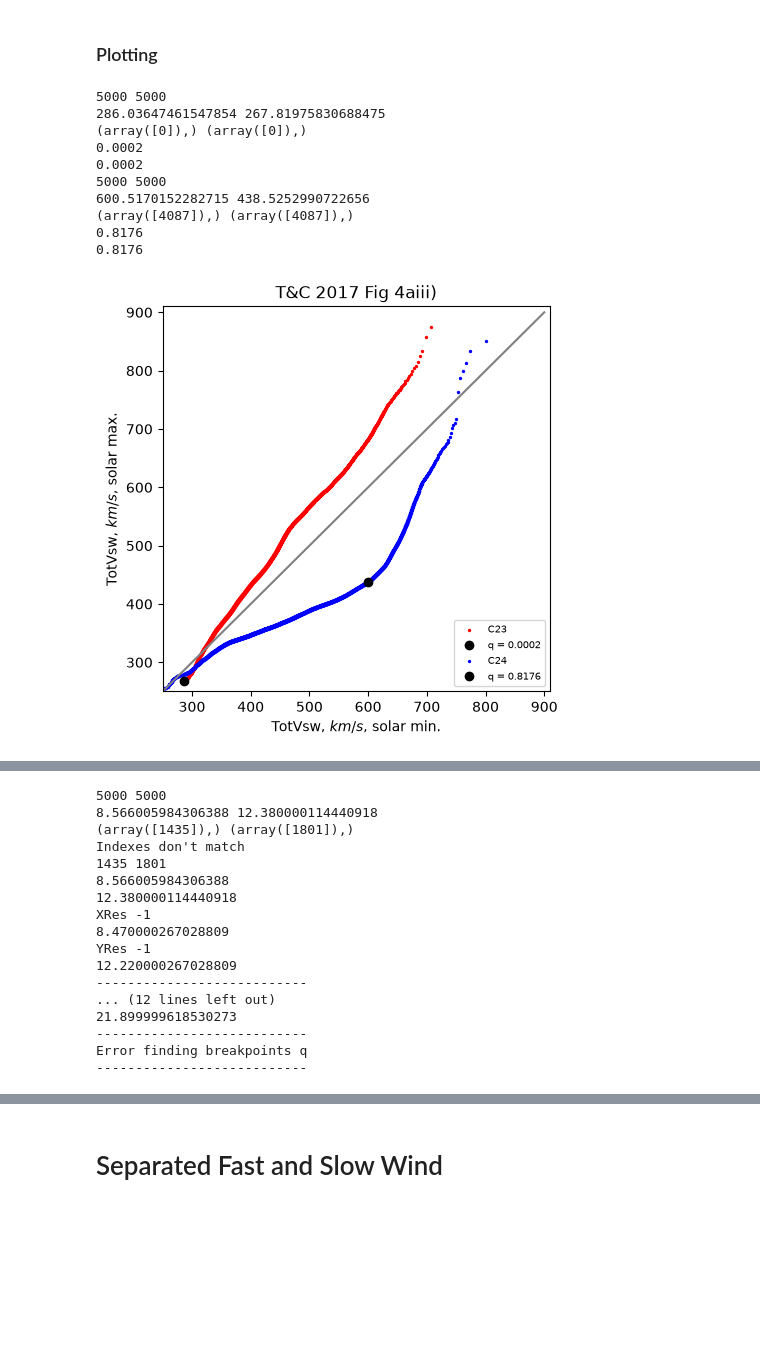
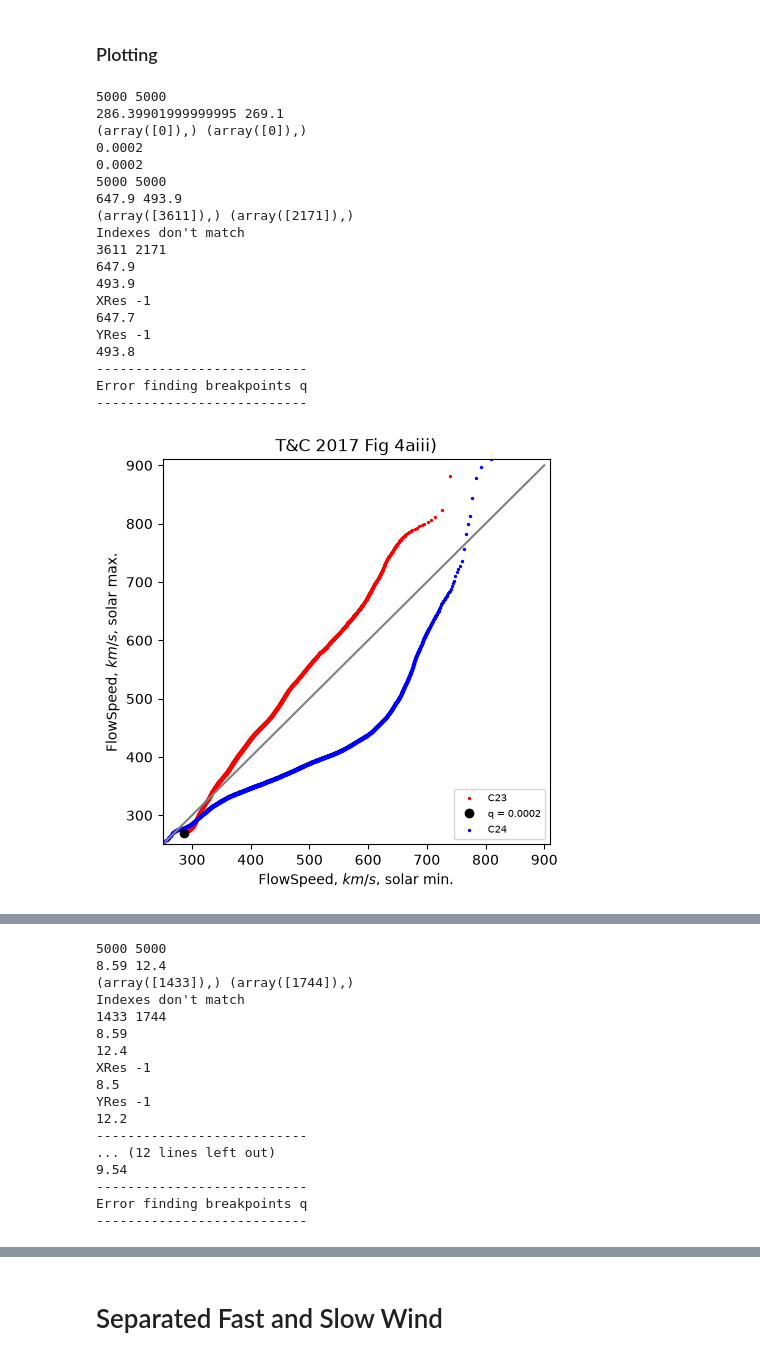
Before and after one commit to rahyndman/SolarWindCode, a Jupyter notebook: PlottingDataWindOnlyData.ipynb, the cells around one changed output, grey strips where cells are left out. Saved outputs shown, nothing was run; the diff lists cells and outputs as text; code cells hidden in the pictures; blank space fills up the shorter version.

```diff
--- a/PlottingDataWindOnlyData.ipynb
+++ b/PlottingDataWindOnlyData.ipynb
@@ -456,13 +592,18 @@ dataTSC24Max = AddTotVsw(dataTSC24Max)
 # %% [markdown]
 ## BMag calculated
 # %%
-## Get BMag and plot data to check by eye if it's what you expect
-# dataTSFirstDatesC23Min = AddBMag(SunpyTimeSeries)
-# # # PlotB(dataTSFirstDatesC23Min)
-# # dataTSFirstDatesC23Max = AddBMag(dataTSFirstDatesC23Max)
-# # # PlotB(dataTSFirstDatesC23Max)
+# Get BMag and plot data to check by eye if it's what you expect
+dataTSC23Min = AddBMag(dataTSC23Min)
+# dataTSC23Max = AddBMag(dataTSC23Max)
+# dataTSC24Min = AddBMag(dataTSC24Min)
+# dataTSC24Max = AddBMag(dataTSC24Max)
 
-# # dataTSFirstDatesC24Min = AddBMag(dataTSFirstDatesC24Min)
-# # # PlotB(dataTSFirstDatesC24Min)
-# # dataTSFirstDatesC24Max = AddBMag(dataTSFirstDatesC24Max)
-# # # PlotB(dataTSFirstDatesC24Max)
+
+PlotB(dataTSC23Min)
+# dataTSFirstDatesC23Max = AddBMag(dataTSFirstDatesC23Max)
+# # PlotB(dataTSFirstDatesC23Max)
+
+# dataTSFirstDatesC24Min = AddBMag(dataTSFirstDatesC24Min)
+# # PlotB(dataTSFirstDatesC24Min)
+# dataTSFirstDatesC24Max = AddBMag(dataTSFirstDatesC24Max)
+# # PlotB(dataTSFirstDatesC24Max)
@@ -531,25 +747,38 @@ PlotCDF(dataTimeSerieses, Plotting)
 # %% [markdown]
 ### Plotting
 # %%
-Plotting = ["TotVsw", "BMag", "BX_GSE"]#, "BY_GSM", "BZ_GSM"]
-Lims = [[250, 910], [0, 40], [-15, 30]]#, [-15, 30], [-15, 30]]
-# Breakpoints = [ [[ 0.9960, 0.9995], [ 0.8660, 0.9980]], [[ 0.9990, 0.9750], [ 0.9990, 0.9970]], [[ 0.9980, 0.1100], [ 0.9980, 0.1100]]]
-dataTimeSeriesToCompare = [ [dataTSFirstDatesC23Min, dataTSFirstDatesC23Max], [dataTSFirstDatesC24Min, dataTSFirstDatesC24Max] ]
-# dataTimeSeriesToCompare = [ [dataTSFirstDatesC24Min, dataTSFirstDatesC24Max] ]
+Plotting = ["FlowSpeed", "ScalarB", "Bx_GSEGSM", "ByGSE", "BzGSE"]
+Lims = [[250, 910], [0, 40], [-15, 30], [-15, 30], [-15, 30]]
+Unit = ["km/s", "nT", "nT", "nT", "nT"] #, "nT"]
+fillerValues = [99999.9, 9999.99, 9999.99, 9999.99, 9999.99]
+
+# Plotting = ["TotVsw", "BMag", "BX_GSE"]#, "BY_GSM", "BZ_GSM"]
+# Lims = [[250, 910], [0, 40], [-15, 30]]#, [-15, 30], [-15, 30]]
+Breakpoints = [ [[ 0.9960, 0.9995], [ 0.8660, 0.9980]], [[ 0.9990, 0.9750], [ 0.9990, 0.9970]], [[ 0.9980, 0.1100], [ 0.9980, 0.1100]]]
+dataTimeSeriesToCompare = [ [dataTSC23Min, dataTSC23Max], [dataTSC24Min, dataTSC24Max]]
 PlotLabels = ["C23", "C24"]
 Color = ["red", "blue"]
 
-PlotDQQ(dataTimeSeriesToCompare, Plotting, Breakpoints)
+PlotDQQRemoveFillers(dataTimeSeriesToCompare, Plotting, Breakpoints, fillerValues)
 # %% [output]
 5000 5000
-286.03647461547854 267.81975830688475
+286.39901999999995 269.1
 (array([0]),) (array([0]),)
 0.0002
 0.0002
 5000 5000
-600.5170152282715 438.5252990722656
-(array([4087]),) (array([4087]),)
-0.8176
-0.8176
+647.9 493.9
+(array([3611]),) (array([2171]),)
+Indexes don't match
+3611 2171
+647.9
+493.9
+XRes -1
+647.7
+YRes -1
+493.8
+---------------------------
+Error finding breakpoints q
+---------------------------
-[figure, old version]
+[figure, new version]
 5000 5000
@@ -566,17 +804,17 @@ PlotDQQ(dataTimeSeriesToCompare, Plotting, Breakpoints)
 5000 5000
-8.566005984306388 12.380000114440918
-(array([1435]),) (array([1801]),)
+8.59 12.4
+(array([1433]),) (array([1744]),)
 Indexes don't match
-1435 1801
-8.566005984306388
-12.380000114440918
+1433 1744
+8.59
+12.4
 XRes -1
-8.470000267028809
+8.5
 YRes -1
-12.220000267028809
+12.2
 ---------------------------
 ... (12 lines left out)
-21.899999618530273
+9.54
 ---------------------------
 Error finding breakpoints q
 ---------------------------
```
Also changed, not shown: parts of 19 cells of this notebook, 1 other file.
